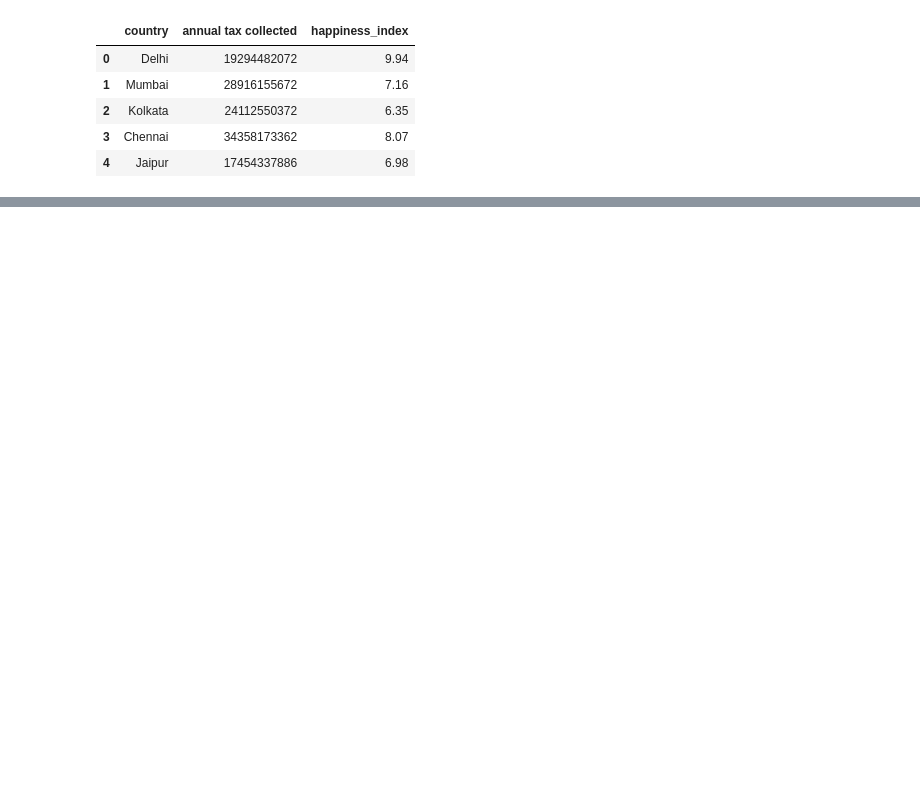
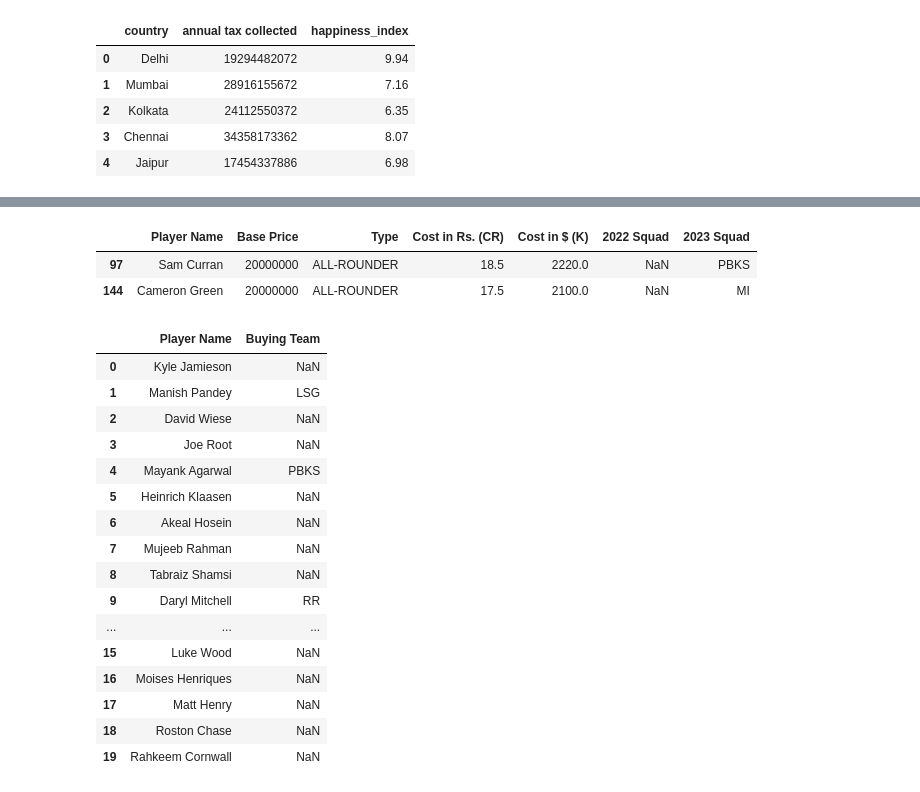
Before and after one commit to premjha9625/DataScience, a Jupyter notebook: IPLDA/iplda.ipynb, the cells around one changed output, grey strips where cells are left out. Cells and saved outputs as stored; diff of their text form; code cells hidden in the pictures; blank space fills up the shorter version.

```diff
--- a/IPLDA/iplda.ipynb
+++ b/IPLDA/iplda.ipynb
@@ -80,0 +75,28 @@ pandasai.exceptions.PandasAIApiCallError: Unable to generate LLM response.
+# %%
+#unnamed columns are not there and are already clean
+sdf = SmartDataframe(df)
+sdf.chat('Which players are the most costliest buys?')
+# %% [output]
+|  | Player Name | Base Price | Type | Cost in Rs. (CR) | Cost in $ (K) | 2022 Squad | 2023 Squad |
+| 97 | Sam Curran | 20000000 | ALL-ROUNDER | 18.5 | 2220.0 | NaN | PBKS |
+| 144 | Cameron Green | 20000000 | ALL-ROUNDER | 17.5 | 2100.0 | NaN | MI |
+# %%
+sdf.chat('Which players were the cheapest buys this season and which team bought them?')
+# %% [output]
+|  | Player Name | Buying Team |
+| 0 | Kyle Jamieson | NaN |
+| 1 | Manish Pandey | LSG |
+| 2 | David Wiese | NaN |
+| 3 | Joe Root | NaN |
+| 4 | Mayank Agarwal | PBKS |
+| 5 | Heinrich Klaasen | NaN |
+| 6 | Akeal Hosein | NaN |
+| 7 | Mujeeb Rahman | NaN |
+| 8 | Tabraiz Shamsi | NaN |
+| 9 | Daryl Mitchell | RR |
+| ... | ... | ... |
+| 15 | Luke Wood | NaN |
+| 16 | Moises Henriques | NaN |
+| 17 | Matt Henry | NaN |
+| 18 | Roston Chase | NaN |
+| 19 | Rahkeem Cornwall | NaN |
```
Also changed, not shown: parts of 6 cells of this notebook, 3 other files.
